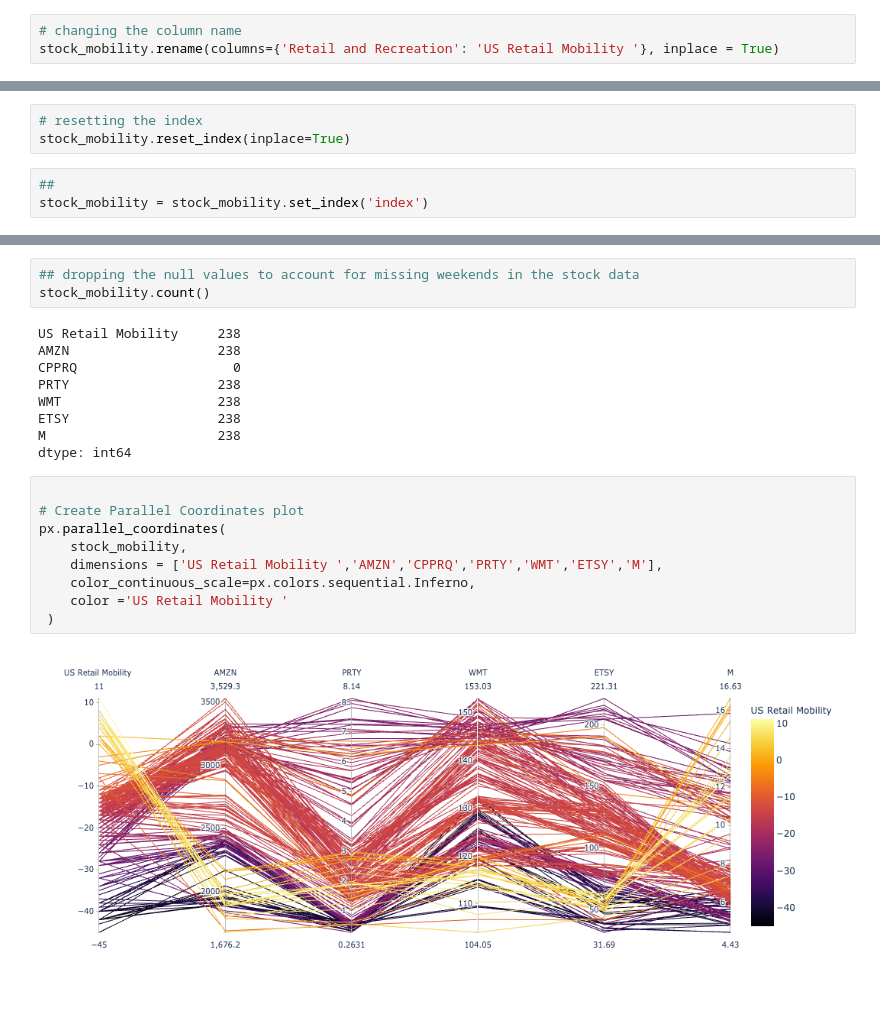
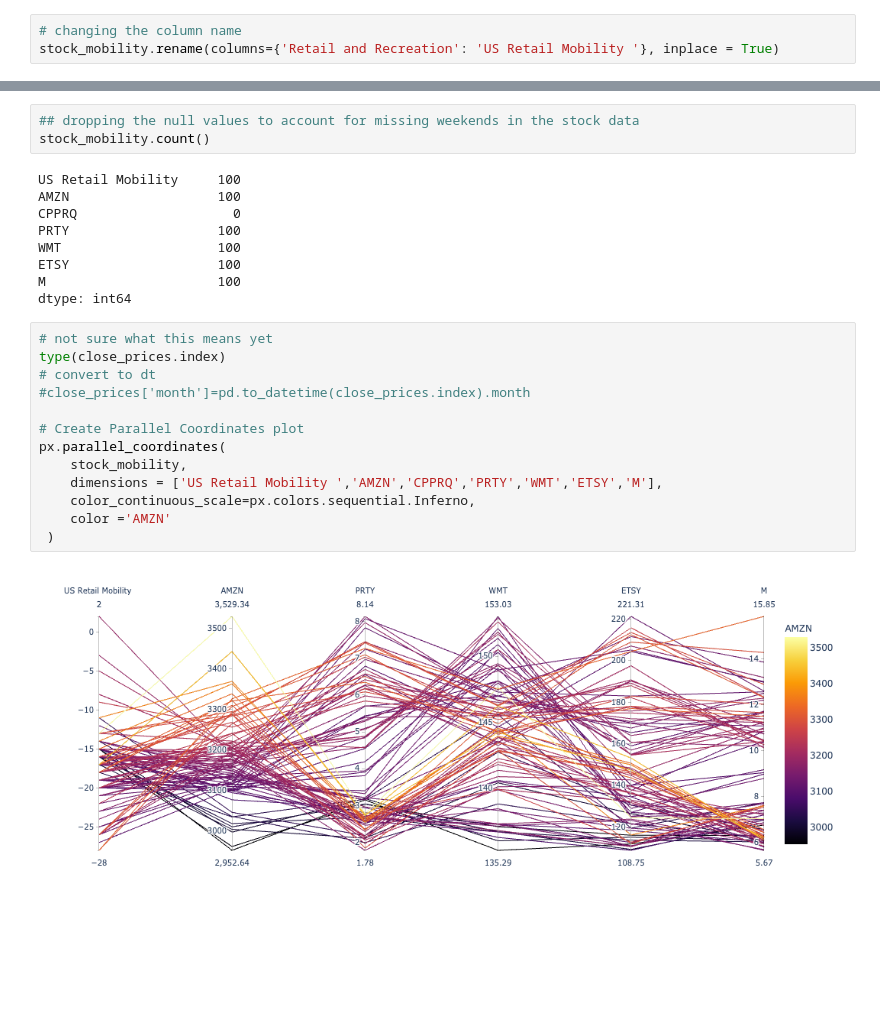
Before and after one commit to youssefabdelwahab/Fintech_Project1, a Jupyter notebook: Carla-Data/New_RegionMobility.ipynb, the cells around one changed output, grey strips where cells are left out. Drawn from its saved outputs; the diff is of its cells as text; blank space fills up the shorter version.

```diff
--- a/Carla-Data/New_RegionMobility.ipynb
+++ b/Carla-Data/New_RegionMobility.ipynb
@@ -271,6 +333,0 @@ stock_mobility
-# %%
-# resetting the index
-stock_mobility.reset_index(inplace=True)
-# %%
-##
-stock_mobility = stock_mobility.set_index('index')
@@ -297,22 +335,26 @@ stock_mobility
 ## dropping the null values to account for missing weekends in the stock data
 stock_mobility.count()
 # %% [output]
-US Retail Mobility     238
-AMZN                   238
+US Retail Mobility     100
+AMZN                   100
 CPPRQ                    0
-PRTY                   238
-WMT                    238
-ETSY                   238
-M                      238
+PRTY                   100
+WMT                    100
+ETSY                   100
+M                      100
 dtype: int64
 # %%
+# not sure what this means yet
+type(close_prices.index)
+# convert to dt
+#close_prices['month']=pd.to_datetime(close_prices.index).month
 
 # Create Parallel Coordinates plot
 px.parallel_coordinates(
     stock_mobility,
     dimensions = ['US Retail Mobility ','AMZN','CPPRQ','PRTY','WMT','ETSY','M'],
     color_continuous_scale=px.colors.sequential.Inferno,
-    color ='US Retail Mobility '
+    color ='AMZN'
  )
 # %% [output]
-[figure, old version]
+[figure, new version]
```
Also changed, not shown: parts of 20 cells of this notebook, 1 other file.
